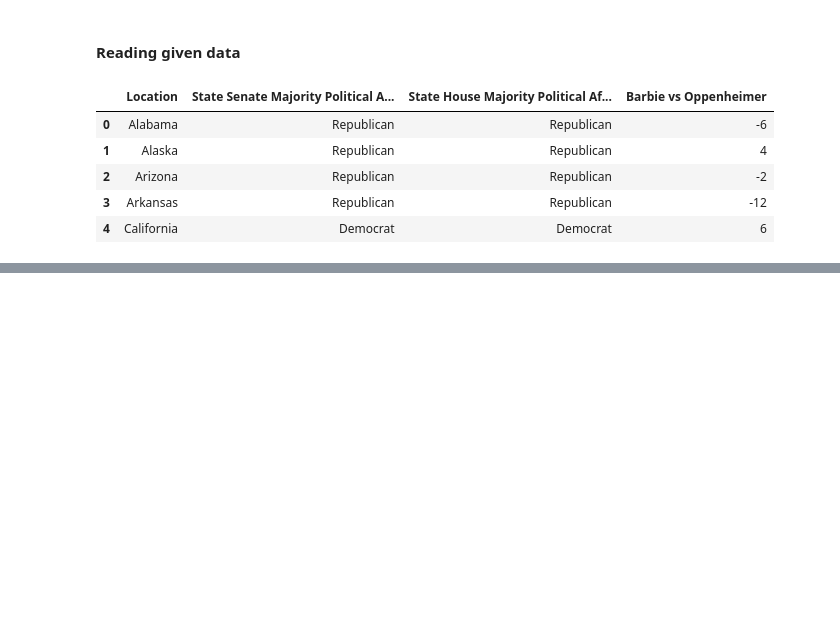
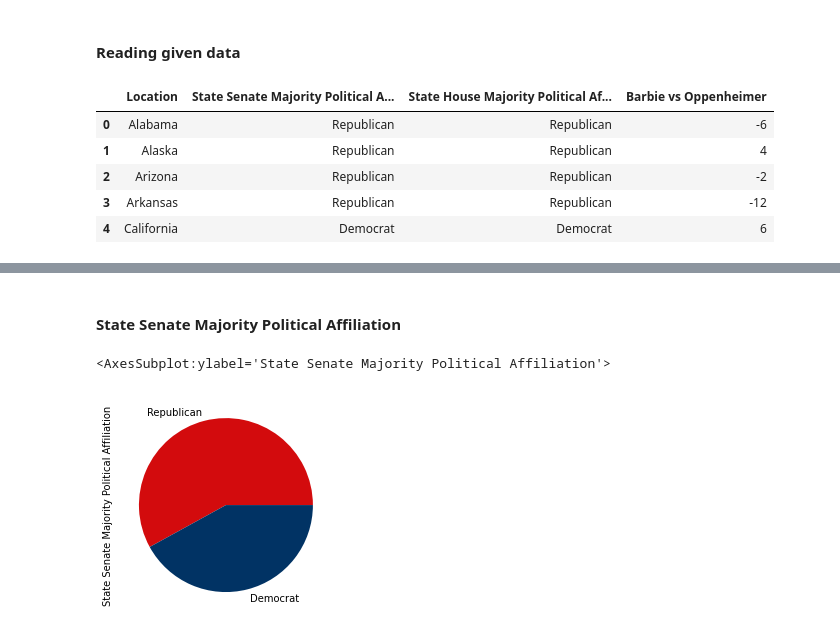
Before and after one commit to Arisyia/WiCS-Hacks-24, a Jupyter notebook: wics_hacks_24.ipynb, the cells around one changed output, grey strips where cells are left out. Cells and saved outputs as stored; diff of their text form; code cells hidden in the pictures; blank space fills up the shorter version.

```diff
--- a/wics_hacks_24.ipynb
+++ b/wics_hacks_24.ipynb
@@ -40,0 +41,9 @@ data.plot(
+# %% [markdown]
+#### State Senate Majority Political Affiliation
+# %%
+data['State Senate Majority Political Affiliation'].value_counts().plot(
+    kind='pie',
+    colors=["#d30b0d", "#013364"])
+# %% [output]
+<AxesSubplot:ylabel='State Senate Majority Political Affiliation'>
+[figure, added]
```
Also changed, not shown: parts of 5 cells of this notebook, 3 other files.
